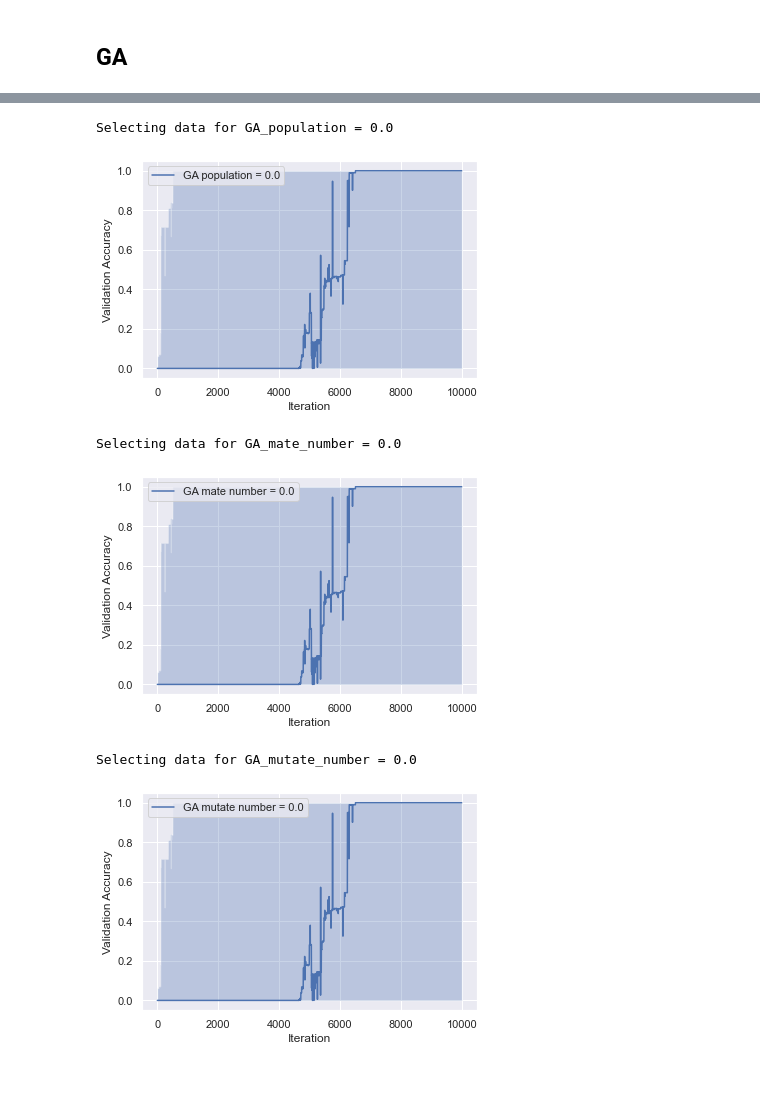
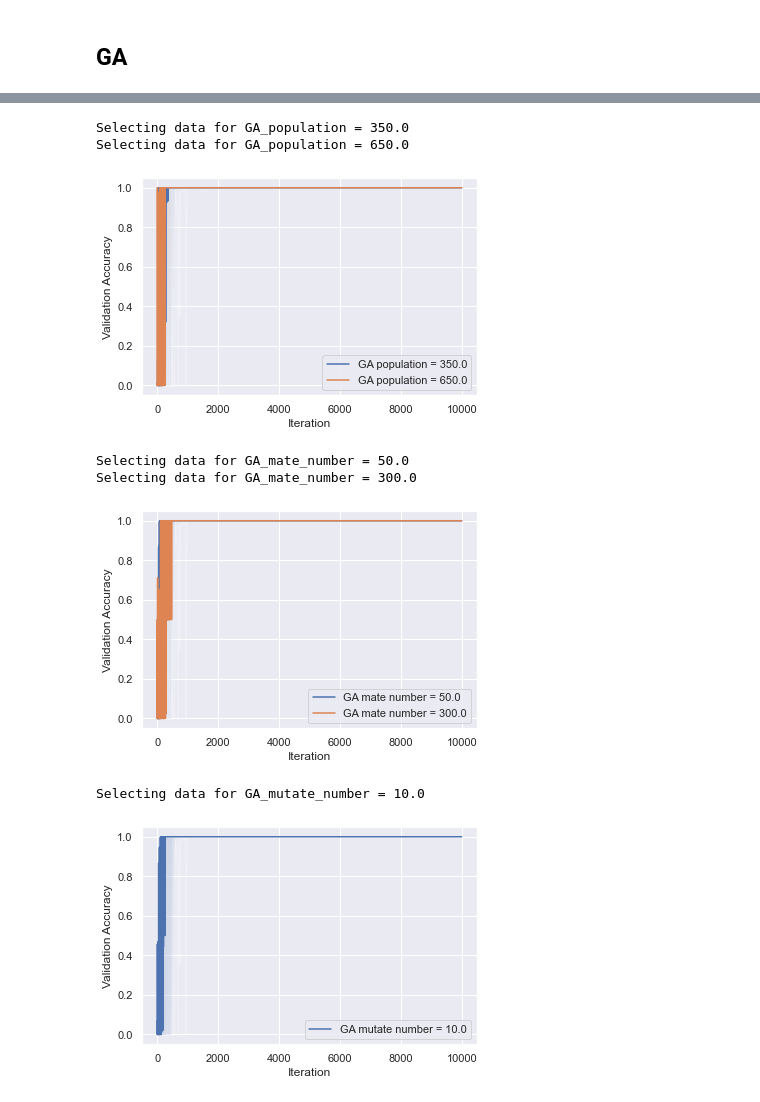
Before and after one commit to Sevla8/CS-7641_Machine-Learning, a Jupyter notebook: RO/scripts/neural_network.ipynb, the cells around one changed output, grey strips where cells are left out. Saved outputs shown, nothing was run; the diff lists cells and outputs as text; code cells hidden in the pictures.

```diff
--- a/RO/scripts/neural_network.ipynb
+++ b/RO/scripts/neural_network.ipynb
@@ -283,33 +286,35 @@ generate_plot(
 	x_arg_name='Iteration',
 	y_arg_name='Test_Error',
 	z_arg_name='GA_population',
-	filters={'Algorithm': ['SA']},
+	filters={'Algorithm': ['GA']},
 	x_limit=100000
 )
 # %% [output]
-Selecting data for GA_population = 0.0
+Selecting data for GA_population = 350.0
+Selecting data for GA_population = 650.0
-[figure, old version]
+[figure, new version]
 # %%
 generate_plot(
 	con=con,
 	x_arg_name='Iteration',
 	y_arg_name='Test_Error',
 	z_arg_name='GA_mate_number',
-	filters={'Algorithm': ['SA']},
+	filters={'Algorithm': ['GA']},
 	x_limit=100000
 )
 # %% [output]
-Selecting data for GA_mate_number = 0.0
+Selecting data for GA_mate_number = 50.0
+Selecting data for GA_mate_number = 300.0
-[figure, old version]
+[figure, new version]
 # %%
 generate_plot(
 	con=con,
 	x_arg_name='Iteration',
 	y_arg_name='Test_Error',
 	z_arg_name='GA_mutate_number',
-	filters={'Algorithm': ['SA']},
+	filters={'Algorithm': ['GA']},
 	x_limit=100000
 )
 # %% [output]
-Selecting data for GA_mutate_number = 0.0
+Selecting data for GA_mutate_number = 10.0
-[figure, old version]
+[figure, new version]
```
Also changed, not shown: parts of 3 cells of this notebook, 6 other files.
